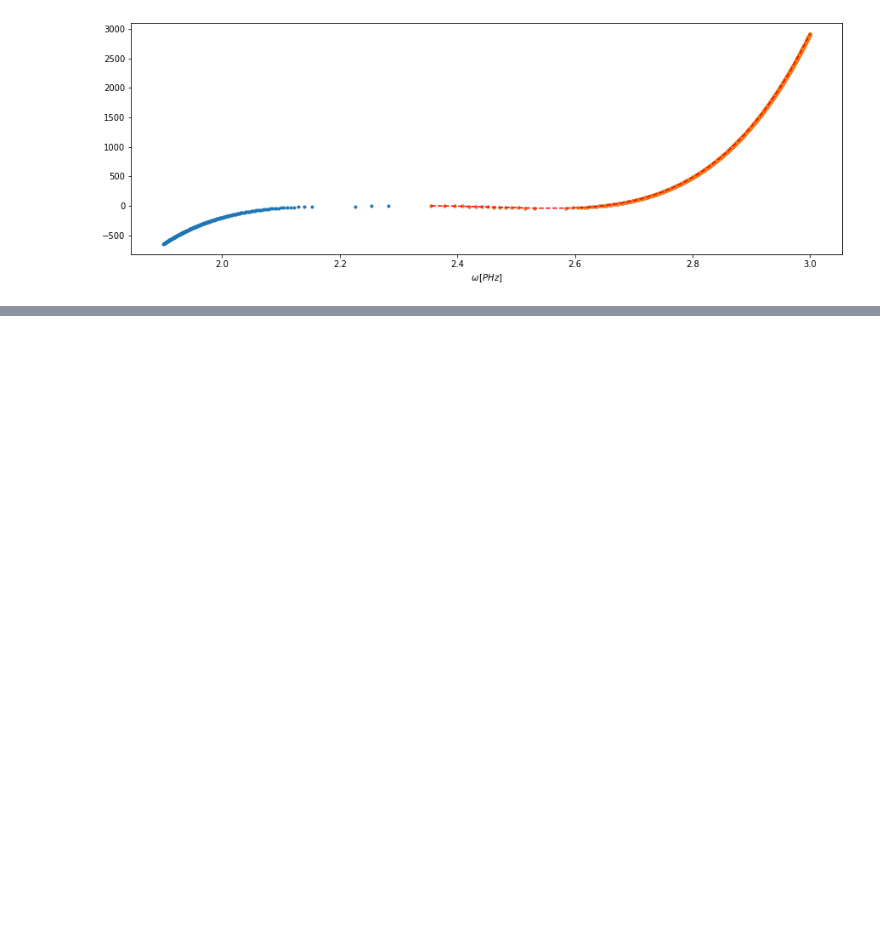
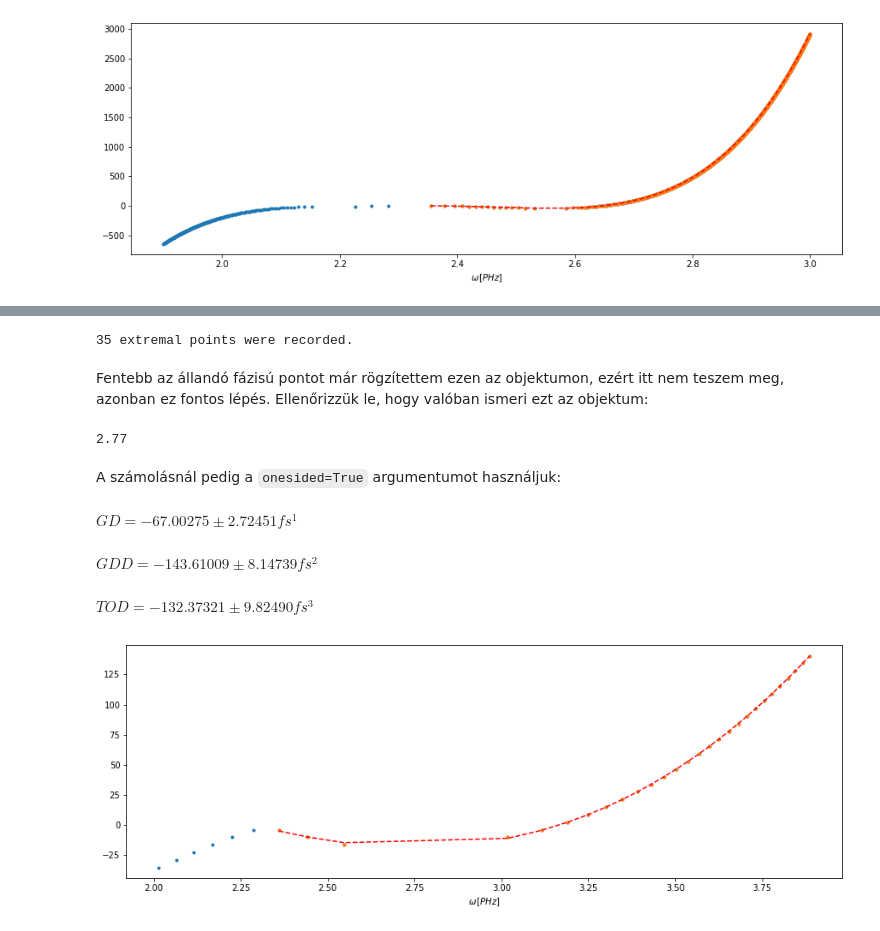
Before and after one commit to Ptrskay3/PySprint, a Jupyter notebook: doc/hu_minmax.ipynb, the cells around one changed output, grey strips where cells are left out. Saved outputs shown, nothing was run; the diff lists cells and outputs as text; code cells hidden in the pictures; blank space fills up the shorter version.

```diff
--- a/doc/hu_minmax.ipynb
+++ b/doc/hu_minmax.ipynb
@@ -179,0 +185,20 @@ $\displaystyle FOD = -501212.54874 ± 266.63603 fs^4$
+# %%
+with ps.interactive():
+    m.init_edit_session(side="min")
+# %% [output]
+35 extremal points were recorded.
+# %% [markdown]
+Fentebb az állandó fázisú pontot már rögzítettem ezen az objektumon, ezért itt nem teszem meg, azonban ez fontos lépés. Ellenőrizzük le, hogy valóban ismeri ezt az objektum:
+# %%
+m.positions
+# %% [output]
+2.77
+# %% [markdown]
+A számolásnál pedig a `onesided=True` argumentumot használjuk:
+# %%
+m.calculate(reference_point=2.355, order=3, scan=True, show_graph=True, onesided=True);
+# %% [output]
+$\displaystyle GD = -67.00275 ± 2.72451 fs^1$
+$\displaystyle GDD = -143.61009 ± 8.14739 fs^2$
+$\displaystyle TOD = -132.37321 ± 9.82490 fs^3$
+[figure, added]
```
Also changed, not shown: parts of 7 cells of this notebook, 5 other files.
